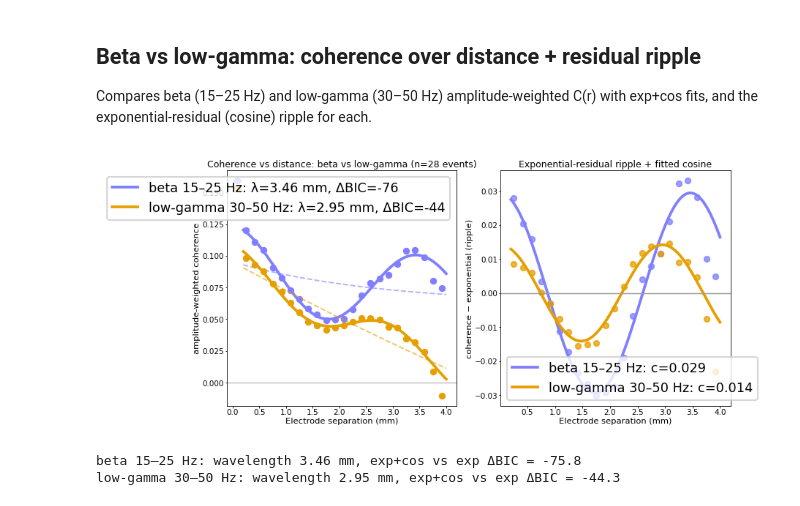
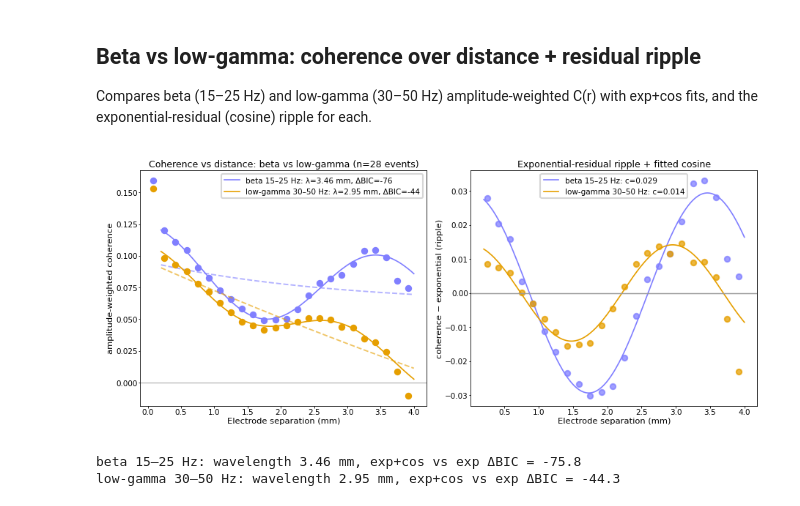
Before and after one commit to dlrebbin98/ephax, a Jupyter notebook: Notebooks/lfp_phase_coherence_diagnostics_div12.ipynb, the cells around one changed output. Saved outputs shown, nothing was run; the diff lists cells and outputs as text; code cells hidden in the pictures.

```diff
--- a/Notebooks/lfp_phase_coherence_diagnostics_div12.ipynb
+++ b/Notebooks/lfp_phase_coherence_diagnostics_div12.ipynb
@@ -87,8 +87,8 @@ SNAPSHOT_HEX_GRIDSIZE = 35
 SNAPSHOT_HEX_MIN_VECTOR_COUNT = 3
 SNAPSHOT_VECTOR_SCALE_MS = 2.2
 SNAPSHOT_VECTOR_MAX_MM = 0.20
-PHASE_COH_FREQ_LOW_HZ = 4.0
-PHASE_COH_FREQ_HIGH_HZ = 200.0
+PHASE_COH_FREQ_LOW_HZ = 1.0
+PHASE_COH_FREQ_HIGH_HZ = 100.0
 PHASE_COH_N_BANDS = 50
 PHASE_COH_REL_BANDWIDTH = 0.18
 PHASE_COH_USE_ALL_CHANNELS = True
@@ -1059,37 +1059,37 @@ def _fit2(cr):
     except Exception:
         return None
     rss_e = float(np.sum(w*(y-_exp(r,*pe))**2)); rss_f = float(np.sum(w*(y-_expcos(r,*pf))**2))
     return {"p_full": pf, "wavelength": float(pf[4]), "dbic": float(r.size*np.log(rss_f/rss_e) + 2*np.log(r.size))}
 
 fig, (axL, axR) = plt.subplots(1, 2, figsize=(6, 2.5), constrained_layout=True)
 _rr = np.linspace(DIAG_FIT_MIN_MM, DIAG_FIT_MAX_MM, 300)
 _summary = []
 for lbl, (lo, hi), col in _b2:
     cr = _cr_range(lo, hi); fit = _fit2(cr)
     axL.plot(_ctr2, cr, "o", color=col, ms=3.5)
     if fit is not None:
         a, lam, b, c, wl = fit["p_full"]
-        axL.plot(_rr, _expcos(_rr, *fit["p_full"]), "-", color=col, lw=1.8,
+        axL.plot(_rr, _expcos(_rr, *fit["p_full"]), "-", color=col, lw=0.8,
                  label=f"{lbl}: λ={wl:.2f} mm, ΔBIC={fit['dbic']:.0f}")
         axL.plot(_rr, a * np.exp(-_rr / lam) + b, "--", color=col, lw=0.9, alpha=0.6)
         resid = cr - (a * np.exp(-_ctr2 / lam) + b)
         axR.plot(_ctr2[_fm2], resid[_fm2], "o", color=col, ms=3.5, alpha=0.75)
-        axR.plot(_rr, c * np.cos(2 * np.pi * _rr / wl), "-", color=col, lw=1.8, label=f"{lbl}: c={c:.3f}")
+        axR.plot(_rr, c * np.cos(2 * np.pi * _rr / wl), "-", color=col, lw=0.8, label=f"{lbl}: c={c:.3f}")
         _summary.append((lbl, wl, fit["dbic"]))
     else:
         axL.plot([], [], color=col, label=f"{lbl}: fit failed")
 axL.axhline(0, color="0.7", lw=0.6)
 axL.set(xlabel="Electrode separation (mm)", ylabel="amplitude-weighted coherence",
         title=f"Coherence vs distance: beta vs low-gamma (n={len(diag_banks)} events)")
-axL.legend(fontsize=8.5)
+axL.legend()
 axR.axhline(0, color="0.6", lw=0.7)
 axR.set(xlabel="Electrode separation (mm)", ylabel="coherence − exponential (ripple)",
         title="Exponential-residual ripple + fitted cosine")
-axR.legend(fontsize=8.5)
+axR.legend()
 plt.show()
 for lbl, wl, dbic in _summary:
     print(f"{lbl}: wavelength {wl:.2f} mm, exp+cos vs exp ΔBIC = {dbic:.1f}")
 # %% [output]
-[figure, old version]
+[figure, new version]
 beta 15–25 Hz: wavelength 3.46 mm, exp+cos vs exp ΔBIC = -75.8
 low-gamma 30–50 Hz: wavelength 2.95 mm, exp+cos vs exp ΔBIC = -44.3
```
Also changed, not shown: 6 other files.
